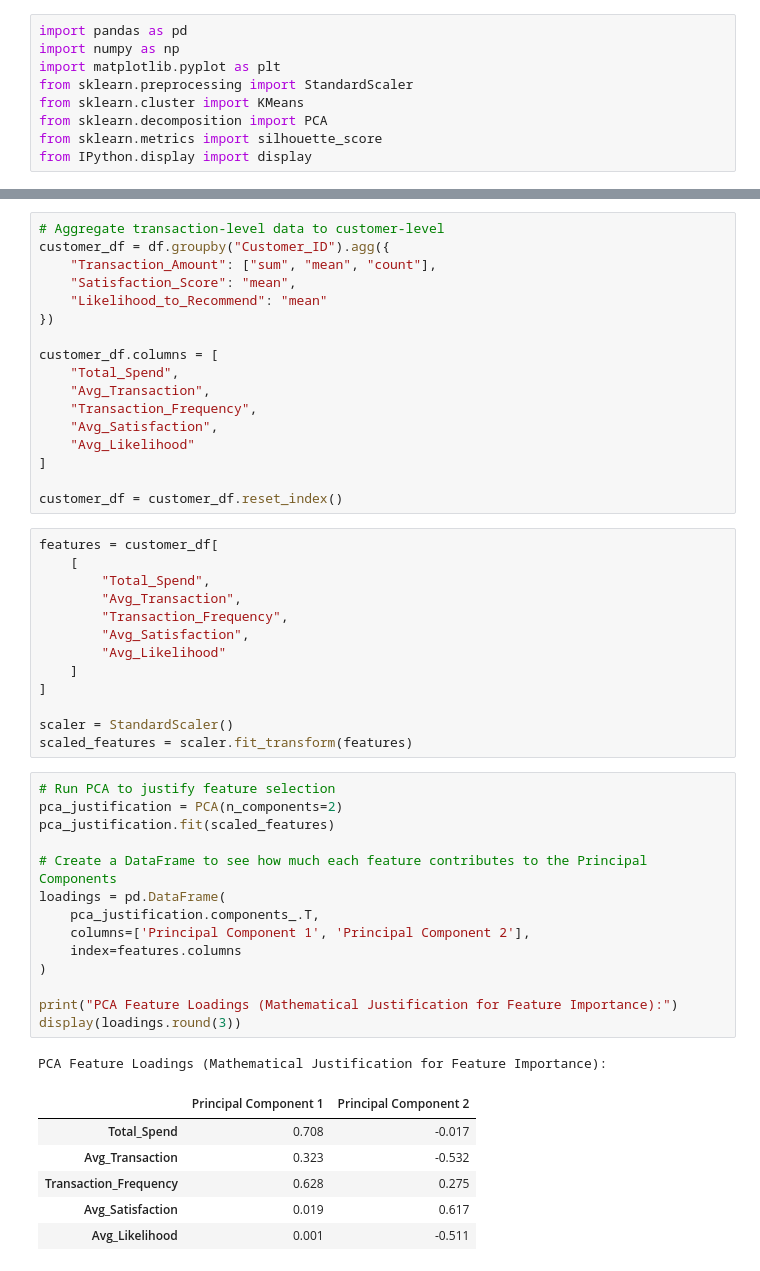
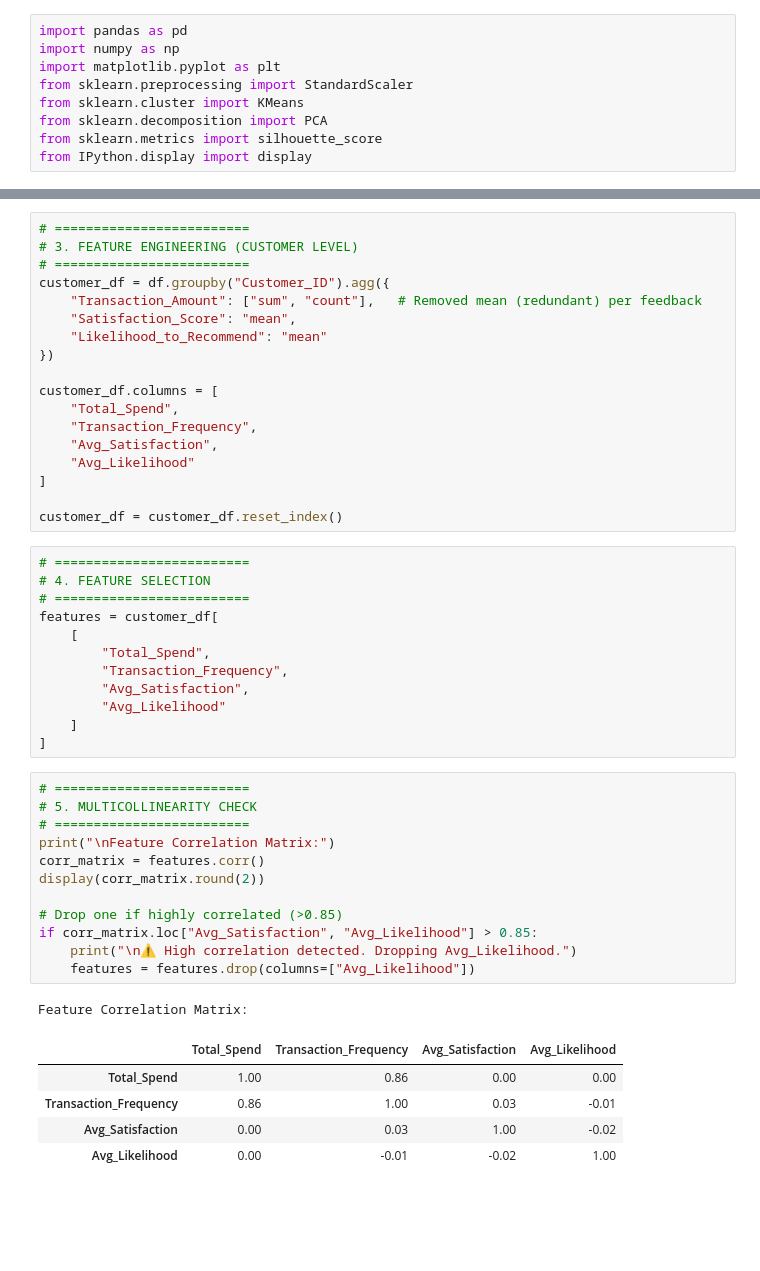
Before and after one commit to krysjade/MO-IT128-Team17, a Jupyter notebook: DMP_Milestone2_Team17/Project Clustering and Segmentation.ipynb, the cells around one changed output, grey strips where cells are left out. Cells and saved outputs as stored; diff of their text form; blank space fills up the shorter version.

Commit message:
Updated PCA based on TA feedback

```diff
--- a/DMP_Milestone2_Team17/Project Clustering and Segmentation.ipynb
+++ b/DMP_Milestone2_Team17/Project Clustering and Segmentation.ipynb
@@ -53,14 +95,15 @@ Data validation passed. No missing values detected.
 # %%
-# Aggregate transaction-level data to customer-level
+# =========================
+# 3. FEATURE ENGINEERING (CUSTOMER LEVEL)
+# =========================
 customer_df = df.groupby("Customer_ID").agg({
-    "Transaction_Amount": ["sum", "mean", "count"],
+    "Transaction_Amount": ["sum", "count"],   # Removed mean (redundant) per feedback
     "Satisfaction_Score": "mean",
     "Likelihood_to_Recommend": "mean"
 })
 
 customer_df.columns = [
     "Total_Spend",
-    "Avg_Transaction",
     "Transaction_Frequency",
     "Avg_Satisfaction",
     "Avg_Likelihood"
@@ -68,38 +111,34 @@ customer_df.columns = [
 
 customer_df = customer_df.reset_index()
 # %%
+# =========================
+# 4. FEATURE SELECTION
+# =========================
 features = customer_df[
     [
         "Total_Spend",
-        "Avg_Transaction",
         "Transaction_Frequency",
         "Avg_Satisfaction",
         "Avg_Likelihood"
     ]
 ]
-
-scaler = StandardScaler()
-scaled_features = scaler.fit_transform(features)
 # %%
-# Run PCA to justify feature selection
-pca_justification = PCA(n_components=2)
-pca_justification.fit(scaled_features)
+# =========================
+# 5. MULTICOLLINEARITY CHECK
+# =========================
+print("\nFeature Correlation Matrix:")
+corr_matrix = features.corr()
+display(corr_matrix.round(2))
 
-# Create a DataFrame to see how much each feature contributes to the Principal Components
-loadings = pd.DataFrame(
-    pca_justification.components_.T,
-    columns=['Principal Component 1', 'Principal Component 2'],
-    index=features.columns
-)
-
-print("PCA Feature Loadings (Mathematical Justification for Feature Importance):")
-display(loadings.round(3))
+# Drop one if highly correlated (>0.85)
+if corr_matrix.loc["Avg_Satisfaction", "Avg_Likelihood"] > 0.85:
+    print("\n⚠ High correlation detected. Dropping Avg_Likelihood.")
+    features = features.drop(columns=["Avg_Likelihood"])
 # %% [output]
-PCA Feature Loadings (Mathematical Justification for Feature Importance):
+Feature Correlation Matrix:
-|  | Principal Component 1 | Principal Component 2 |
-| Total_Spend | 0.708 | -0.017 |
-| Avg_Transaction | 0.323 | -0.532 |
-| Transaction_Frequency | 0.628 | 0.275 |
-| Avg_Satisfaction | 0.019 | 0.617 |
-| Avg_Likelihood | 0.001 | -0.511 |
+|  | Total_Spend | Transaction_Frequency | Avg_Satisfaction | Avg_Likelihood |
+| Total_Spend | 1.00 | 0.86 | 0.00 | 0.00 |
+| Transaction_Frequency | 0.86 | 1.00 | 0.03 | -0.01 |
+| Avg_Satisfaction | 0.00 | 0.03 | 1.00 | -0.02 |
+| Avg_Likelihood | 0.00 | -0.01 | -0.02 | 1.00 |
 # %%
```
Also changed, not shown: parts of 11 cells of this notebook.
